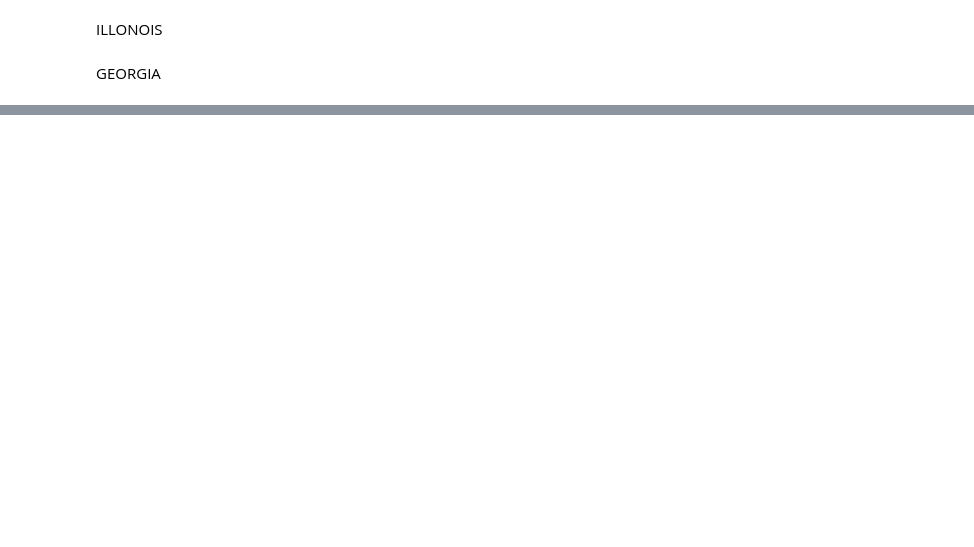
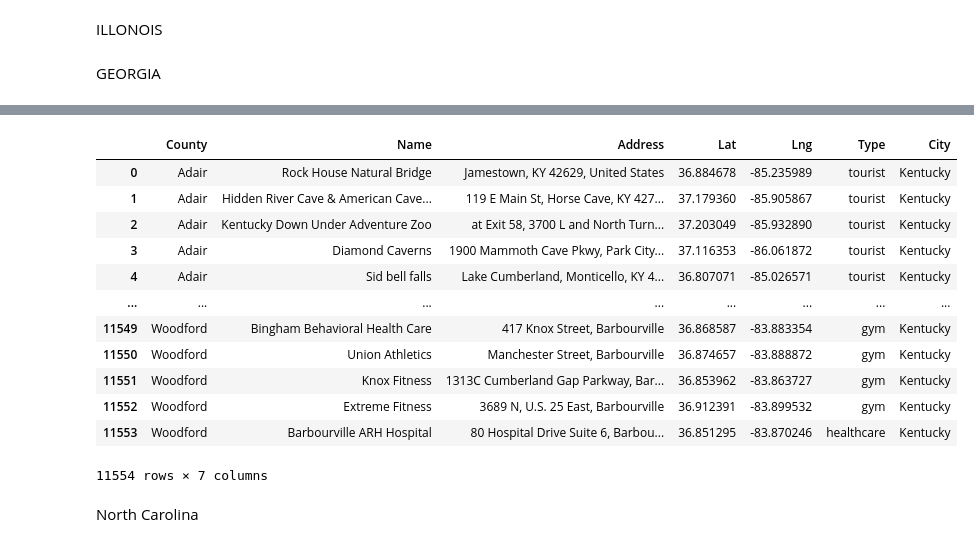
Before and after one commit to yashagrawal5757/Trippi, a Jupyter notebook: scrapper.ipynb, the cells around one changed output, grey strips where cells are left out. Cells and saved outputs as stored; diff of their text form; code cells hidden in the pictures; blank space fills up the shorter version.

```diff
--- a/scrapper.ipynb
+++ b/scrapper.ipynb
@@ -789,0 +1057,18 @@ NameError: name 'Georgia_df' is not defined
+# %%
+Kentucky_df
+# %% [output]
+|  | County | Name | Address | Lat | Lng | Type | City |
+| 0 | Adair | Rock House Natural Bridge | Jamestown, KY 42629, United States | 36.884678 | -85.235989 | tourist | Kentucky |
+| 1 | Adair | Hidden River Cave & American Cave... | 119 E Main St, Horse Cave, KY 427... | 37.179360 | -85.905867 | tourist | Kentucky |
+| 2 | Adair | Kentucky Down Under Adventure Zoo | at Exit 58, 3700 L and North Turn... | 37.203049 | -85.932890 | tourist | Kentucky |
+| 3 | Adair | Diamond Caverns | 1900 Mammoth Cave Pkwy, Park City... | 37.116353 | -86.061872 | tourist | Kentucky |
+| 4 | Adair | Sid bell falls | Lake Cumberland, Monticello, KY 4... | 36.807071 | -85.026571 | tourist | Kentucky |
+| ... | ... | ... | ... | ... | ... | ... | ... |
+| 11549 | Woodford | Bingham Behavioral Health Care | 417 Knox Street, Barbourville | 36.868587 | -83.883354 | gym | Kentucky |
+| 11550 | Woodford | Union Athletics | Manchester Street, Barbourville | 36.874657 | -83.888872 | gym | Kentucky |
+| 11551 | Woodford | Knox Fitness | 1313C Cumberland Gap Parkway, Bar... | 36.853962 | -83.863727 | gym | Kentucky |
+| 11552 | Woodford | Extreme Fitness | 3689 N, U.S. 25 East, Barbourville | 36.912391 | -83.899532 | gym | Kentucky |
+| 11553 | Woodford | Barbourville ARH Hospital | 80 Hospital Drive Suite 6, Barbou... | 36.851295 | -83.870246 | healthcare | Kentucky |
+11554 rows × 7 columns
+# %% [markdown]
+North Carolina
```
Also changed, not shown: parts of 25 cells of this notebook, 23 other files.
